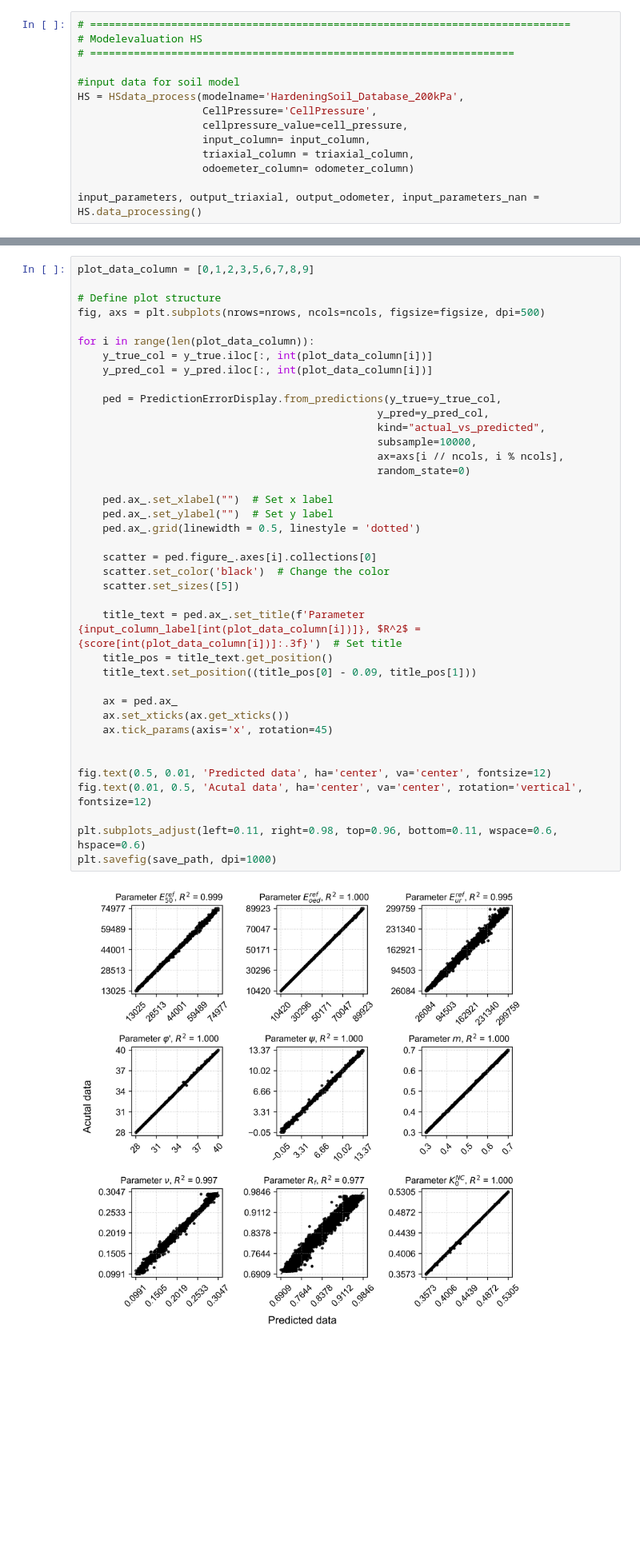
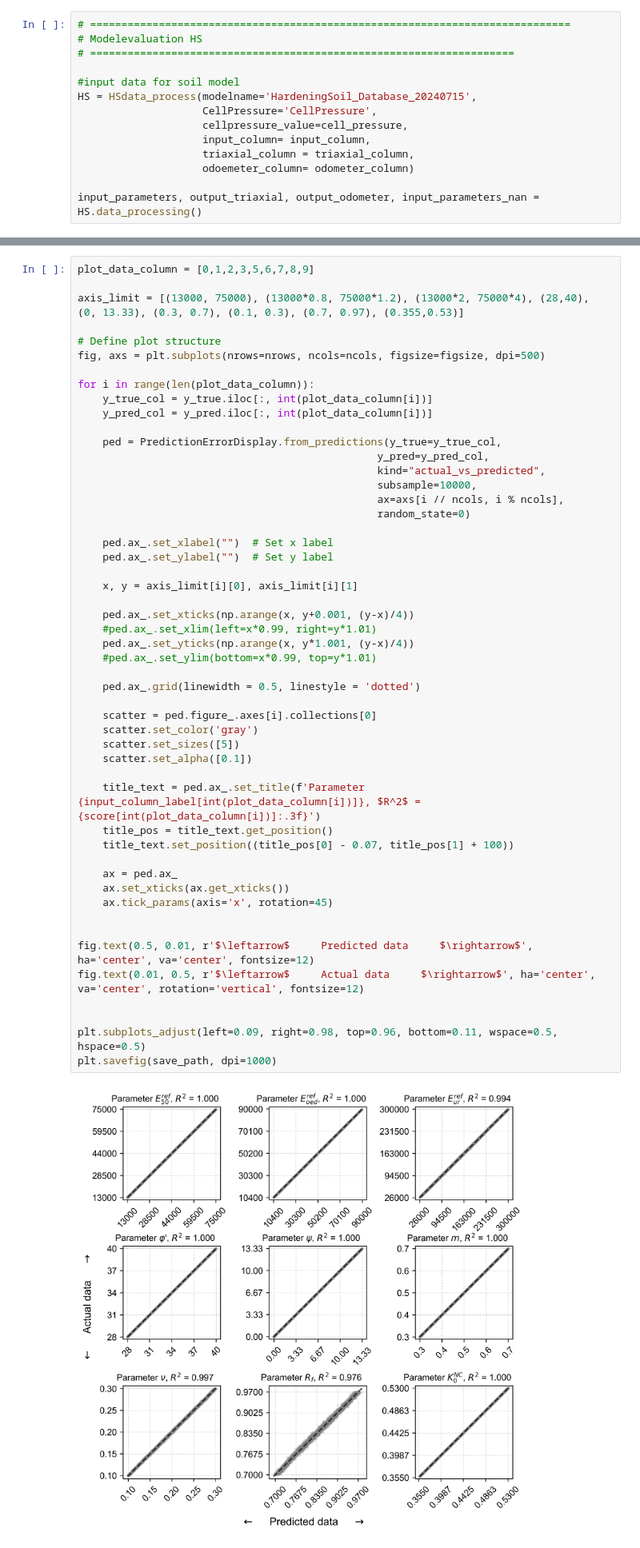
Before and after one commit to harifel/MLpFEM, a Jupyter notebook: src/01_main_ML_model.ipynb, the cells around one changed output, grey strips where cells are left out. Shown at 80% size. Cells and saved outputs as stored; diff of their text form; blank space fills up the shorter version.

```diff
--- a/src/01_main_ML_model.ipynb
+++ b/src/01_main_ML_model.ipynb
@@ -51,7 +51,7 @@ cell_pressure = [200]
 # ====================================================================
 
 #input data for soil model
-HS = HSdata_process(modelname='HardeningSoil_Database_200kPa',
+HS = HSdata_process(modelname='HardeningSoil_Database_20240715',
                     CellPressure='CellPressure',
                     cellpressure_value=cell_pressure,
                     input_column= input_column,
@@ -354,45 +390,57 @@ score = score_all
 save_path=r'..\graphics\20_all_parameters_test_data.png'
 # %%
 plot_data_column = [0,1,2,3,5,6,7,8,9]
+
+axis_limit = [(13000, 75000), (13000*0.8, 75000*1.2), (13000*2, 75000*4), (28,40), (0, 13.33), (0.3, 0.7), (0.1, 0.3), (0.7, 0.97), (0.355,0.53)]
 
 # Define plot structure
 fig, axs = plt.subplots(nrows=nrows, ncols=ncols, figsize=figsize, dpi=500)
 
 for i in range(len(plot_data_column)):
     y_true_col = y_true.iloc[:, int(plot_data_column[i])]
     y_pred_col = y_pred.iloc[:, int(plot_data_column[i])]
 
     ped = PredictionErrorDisplay.from_predictions(y_true=y_true_col,
                                                 y_pred=y_pred_col,
                                                 kind="actual_vs_predicted",
                                                 subsample=10000,
                                                 ax=axs[i // ncols, i % ncols],
                                                 random_state=0)
 
     ped.ax_.set_xlabel("")  # Set x label
     ped.ax_.set_ylabel("")  # Set y label
+
+    x, y = axis_limit[i][0], axis_limit[i][1]
+
+    ped.ax_.set_xticks(np.arange(x, y+0.001, (y-x)/4))
+    #ped.ax_.set_xlim(left=x*0.99, right=y*1.01)
+    ped.ax_.set_yticks(np.arange(x, y*1.001, (y-x)/4))
+    #ped.ax_.set_ylim(bottom=x*0.99, top=y*1.01)
+
     ped.ax_.grid(linewidth = 0.5, linestyle = 'dotted')
 
     scatter = ped.figure_.axes[i].collections[0]
-    scatter.set_color('black')  # Change the color
+    scatter.set_color('gray')
     scatter.set_sizes([5])
+    scatter.set_alpha([0.1])
 
-    title_text = ped.ax_.set_title(f'Parameter {input_column_label[int(plot_data_column[i])]}, $R^2$ = {score[int(plot_data_column[i])]:.3f}')  # Set title
+    title_text = ped.ax_.set_title(f'Parameter {input_column_label[int(plot_data_column[i])]}, $R^2$ = {score[int(plot_data_column[i])]:.3f}')
     title_pos = title_text.get_position()
-    title_text.set_position((title_pos[0] - 0.09, title_pos[1]))
+    title_text.set_position((title_pos[0] - 0.07, title_pos[1] + 100))
 
     ax = ped.ax_
     ax.set_xticks(ax.get_xticks())
     ax.tick_params(axis='x', rotation=45)
 
 
-fig.text(0.5, 0.01, 'Predicted data', ha='center', va='center', fontsize=12)
-fig.text(0.01, 0.5, 'Acutal data', ha='center', va='center', rotation='vertical', fontsize=12)
+fig.text(0.5, 0.01, r'$\leftarrow$     Predicted data     $\rightarrow$', ha='center', va='center', fontsize=12)
+fig.text(0.01, 0.5, r'$\leftarrow$     Actual data     $\rightarrow$', ha='center', va='center', rotation='vertical', fontsize=12)
 
-plt.subplots_adjust(left=0.11, right=0.98, top=0.96, bottom=0.11, wspace=0.6, hspace=0.6)
+
+plt.subplots_adjust(left=0.09, right=0.98, top=0.96, bottom=0.11, wspace=0.5, hspace=0.5)
 plt.savefig(save_path, dpi=1000)
 # %% [output]
-[figure, old version]
+[figure, new version]
 # %%
 # check performance on training data
 y_pred = final_model.predict(X_train)
```
Also changed, not shown: parts of 13 cells of this notebook, 7 other files.
